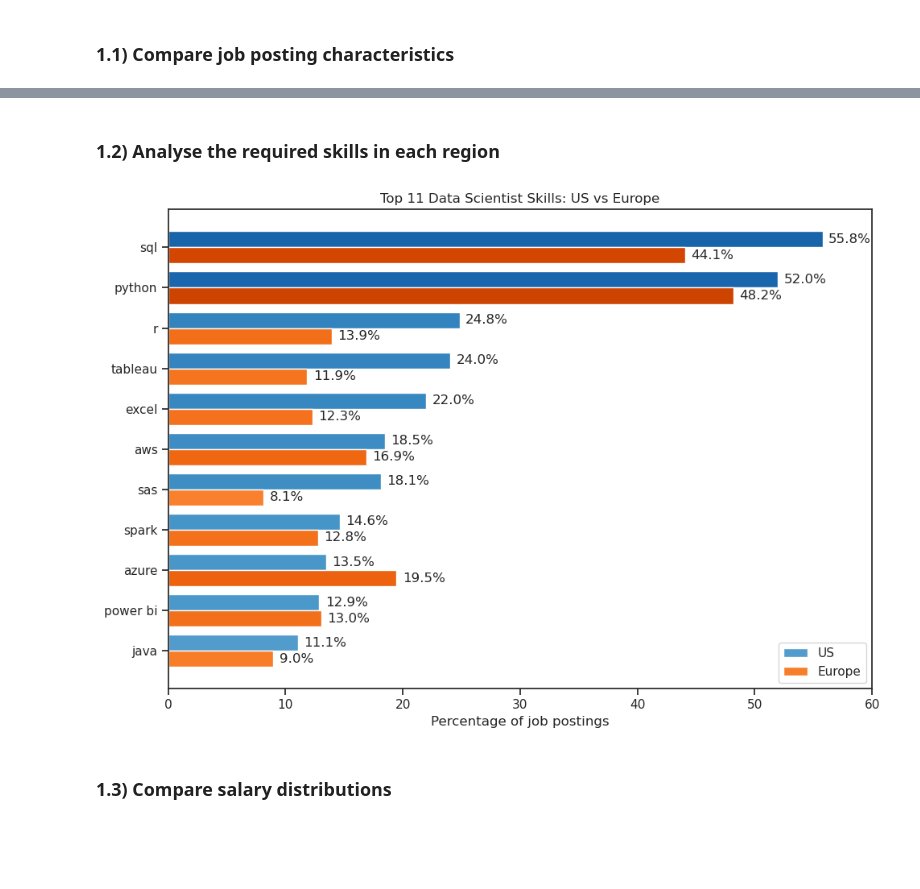
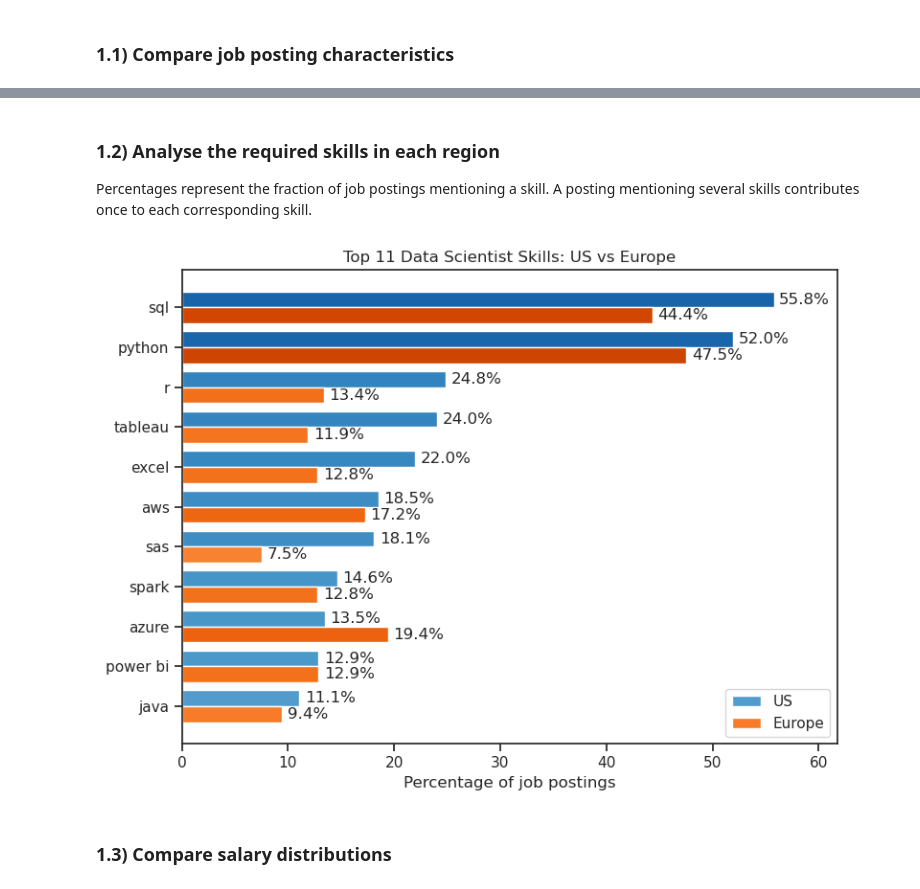
Before and after one commit to santimda/data_science_job_market_analysis, a Jupyter notebook: job-market_analysis.ipynb, the cells around one changed output, grey strips where cells are left out. Saved outputs shown, nothing was run; the diff lists cells and outputs as text; code cells hidden in the pictures; blank space fills up the shorter version.

Commit message:
Polished the README and the figures

```diff
--- a/job-market_analysis.ipynb
+++ b/job-market_analysis.ipynb
@@ -72,8 +74,39 @@ df_technology = df_technology.explode('skills')
 # %%
 df_ds = df[df['job_title_short'] == 'Data Scientist'].copy()
 # %%
-european_countries = ['United Kingdom', 'Ireland', 'France', 'Germany', 'Portugal', 'Spain', 'Netherlands',
-                      'Italy', 'Greece', 'Belgium', 'Switzerland', 'Norway', 'Denmark', 'Sweden', 'Finland']
+european_countries = [
+    'United Kingdom',
+    'Ireland',
+    'France',
+    'Germany',
+    'Portugal',
+    'Spain',
+    'Netherlands',
+    'Italy',
+    'Greece',
+    'Belgium',
+    'Switzerland',
+    'Norway',
+    'Denmark',
+    'Sweden',
+    'Finland',
+    'Austria',
+    'Poland',
+    'Czechia',
+    'Romania',
+    'Hungary',
+    'Slovakia',
+    'Slovenia',
+    'Croatia',
+    'Bulgaria',
+    'Estonia',
+    'Latvia',
+    'Lithuania',
+    'Luxembourg',
+    'Iceland',
+    'Serbia',
+    'Ukraine'
+]
 
 df_Europe = df[df['job_country'].isin(european_countries)].copy()
 df_US = df[df['job_country'] == 'United States'].copy()
@@ -130,5 +164,7 @@ plt.show()
 # %% [markdown]
 ### 1.2) Analyse the required skills in each region
+
+Percentages represent the fraction of job postings mentioning a skill. A posting mentioning several skills contributes once to each corresponding skill.
 # %%
 # ----------------------------------------------
 # Get skill statistics for the US market
@@ -183,7 +219,7 @@ top_US = top_US.sort_values('skill_percent_US')
 # %%
 # Make a comparison plot
 
-fig, ax = plt.subplots(figsize=(10, 7))
+fig, ax = plt.subplots(figsize=(8, 6))
 
 y = range(len(top_US))
 height = 0.4
@@ -252,35 +288,36 @@ ax.set_yticklabels(top_US['job_skills'])
 ax.set_xlabel('Percentage of job postings')
 ax.set_ylabel('')
 ax.set_title('Top 11 Data Scientist Skills: US vs Europe')
 
 
 # ----------------------------------------------
 # Value labels
 # ----------------------------------------------
 
 for i, (us, europe) in enumerate( zip(top_US['skill_percent_US'], top_US['skill_percent_Europe']) ):
     ax.text(
         us + 0.5,
         i + height/2,
         f'{us:.1f}%',
         va='center'
     )
 
     ax.text(
         europe + 0.5,
         i - height/2,
         f'{europe:.1f}%',
         va='center'
     )
 
 
 ax.legend()
-ax.set_xlim(0, 60)
+ax.set_xlim(0, top_US['skill_percent_US'].max().max() + 6)
 
 plt.tight_layout()
+plt.savefig('./figures/02_top_skills_us_vs_europe.png', dpi=300, bbox_inches='tight')
 plt.show()
 # %% [output]
-[figure, old version]
+[figure, new version]
 # %% [markdown]
 ### 1.3) Compare salary distributions
 # %%
```
Also changed, not shown: parts of 9 cells of this notebook, 7 other files.
